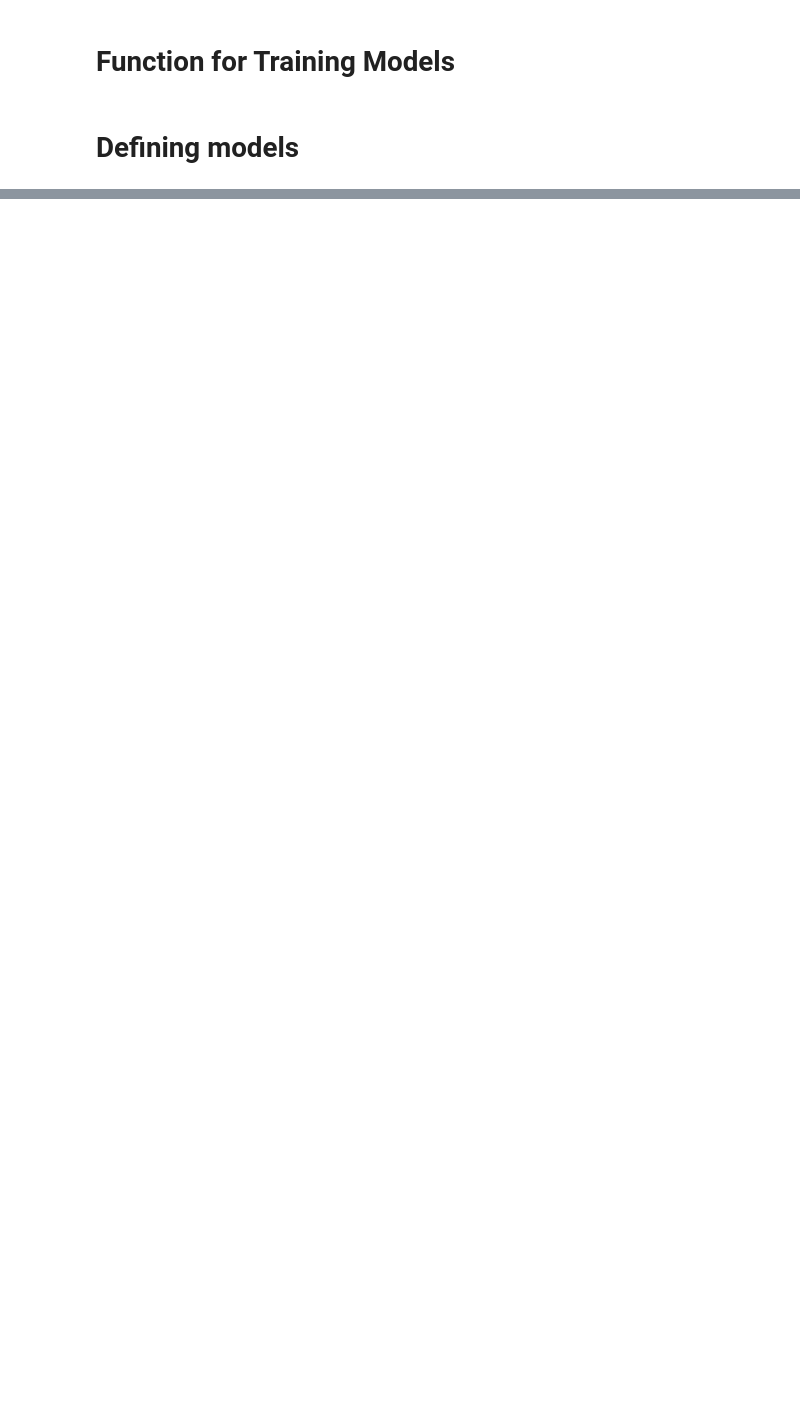
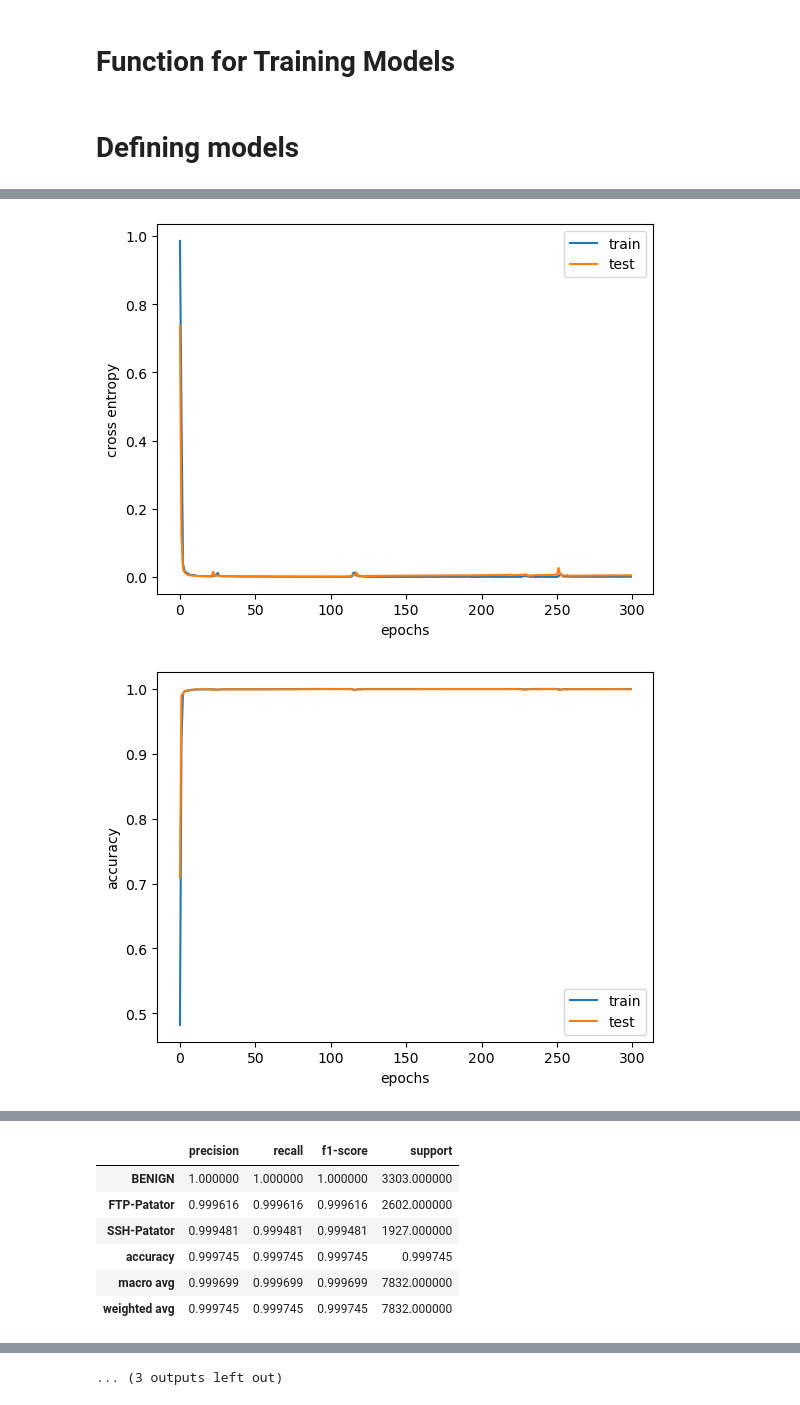
Before and after one commit to 9501sam/IDS-for-CICIDS2017, a Jupyter notebook: main.ipynb, the cells around one changed output, grey strips where cells are left out. Saved outputs shown, nothing was run; the diff lists cells and outputs as text; code cells hidden in the pictures; blank space fills up the shorter version.

```diff
--- a/main.ipynb
+++ b/main.ipynb
@@ -99,6 +99,7 @@ def get_train_and_test(dfs):
 
     # drop some unused feature
     data = data.drop(columns='Flow ID')
+    data = data.drop(columns=' Timestamp')
 
     # do label encoding to some feature
     label_encoder = LabelEncoder()
@@ -106,7 +107,7 @@ def get_train_and_test(dfs):
     data[" Source Port"] = label_encoder.fit_transform(data[" Source Port"])
     data[" Destination IP"] = label_encoder.fit_transform(data[" Destination IP"])
     data[" Destination Port"] = label_encoder.fit_transform(data[" Destination Port"])
-    data[" Timestamp"] = label_encoder.fit_transform(data[" Timestamp"])
+    # data[" Timestamp"] = label_encoder.fit_transform(data[" Timestamp"])
 
     # Shuffle all the rows of the DataFrame
     # data = data.sample(frac=1).reset_index(drop=True)
@@ -349,0 +484,5 @@ Epoch 1 validation: Cross-entropy=0.00, Accuracy=99.9%
+# %%
+training_model(model=dnn_Tue, train_test=Tue)
+training_model(model=dnn_Wed, train_test=Wed)
+training_model(model=dnn_Thu, train_test=Thu)
+# %% [output]
@@ -349,0 +506,2 @@ Epoch 1 validation: Cross-entropy=0.00, Accuracy=99.9%
+[figure, added]
+[figure, added]
@@ -349,0 +509,7 @@ Epoch 1 validation: Cross-entropy=0.00, Accuracy=99.9%
+|  | precision | recall | f1-score | support |
+| BENIGN | 1.000000 | 1.000000 | 1.000000 | 3303.000000 |
+| FTP-Patator | 0.999616 | 0.999616 | 0.999616 | 2602.000000 |
+| SSH-Patator | 0.999481 | 0.999481 | 0.999481 | 1927.000000 |
+| accuracy | 0.999745 | 0.999745 | 0.999745 | 0.999745 |
+| macro avg | 0.999699 | 0.999699 | 0.999699 | 7832.000000 |
+| weighted avg | 0.999745 | 0.999745 | 0.999745 | 7832.000000 |
@@ -349,0 +564 @@ Epoch 1 validation: Cross-entropy=0.00, Accuracy=99.9%
+... (3 outputs left out)
```
Also changed, not shown: parts of 12 cells of this notebook.
